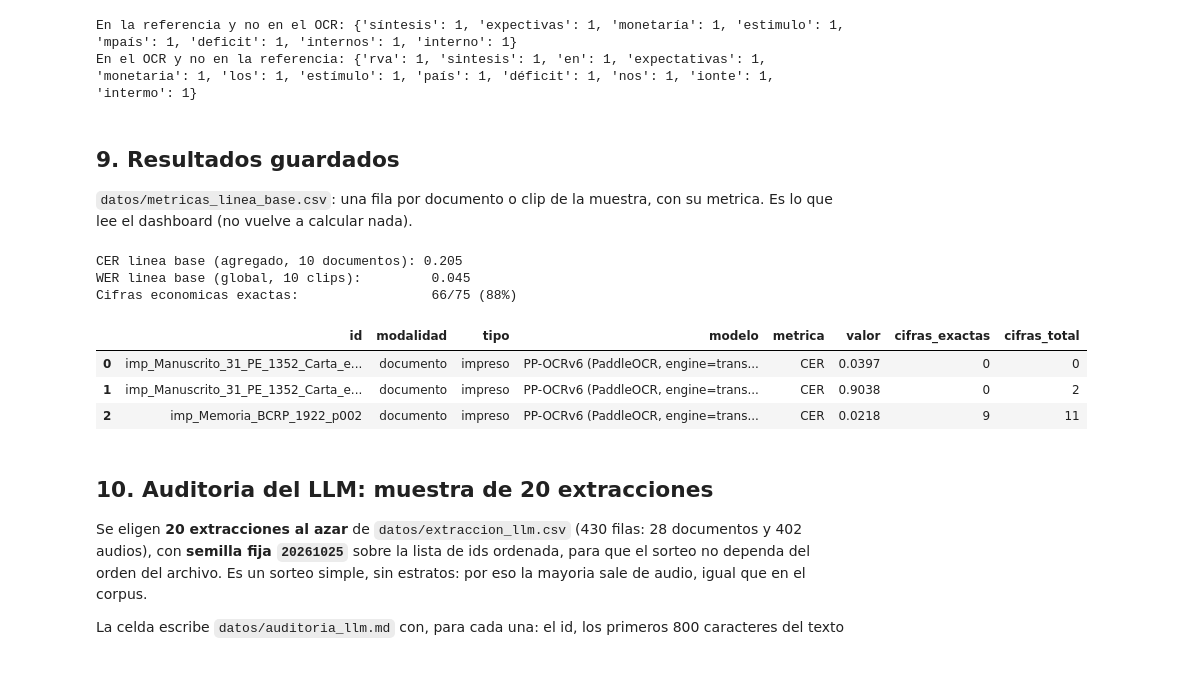
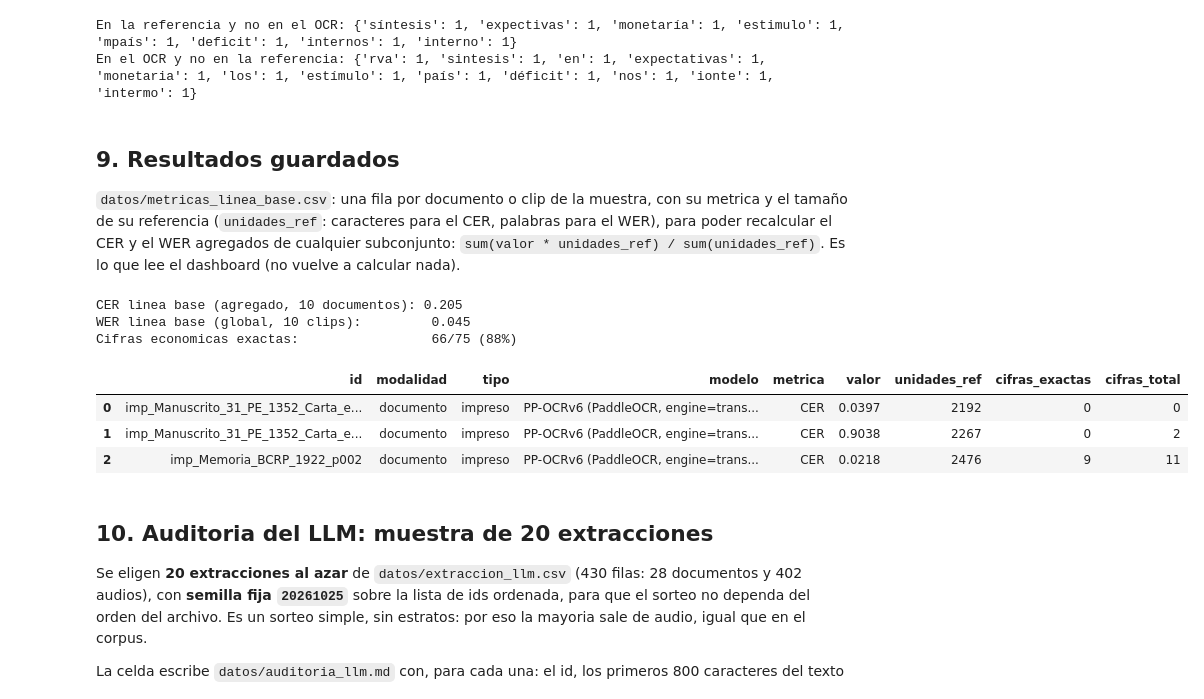
Before and after one commit to gabriela-pozo/Cursos, a Jupyter notebook: tarea_2/02_evaluacion.ipynb, the cells around one changed output. Drawn from its saved outputs; the diff is of its cells as text; code cells hidden in the pictures; blank space fills up the shorter version.

```diff
--- a/tarea_2/02_evaluacion.ipynb
+++ b/tarea_2/02_evaluacion.ipynb
@@ -797,32 +797,36 @@ En el OCR y no en la referencia: {'rva': 1, 'sintesis': 1, 'en': 1, 'expectativa
 # %% [markdown]
 ## 9. Resultados guardados
 
-`datos/metricas_linea_base.csv`: una fila por documento o clip de la muestra, con su metrica.
+`datos/metricas_linea_base.csv`: una fila por documento o clip de la muestra, con su metrica y el tamaño de su referencia (`unidades_ref`: caracteres para el CER, palabras
+para el WER), para poder recalcular el CER y el WER agregados de cualquier subconjunto:
+`sum(valor * unidades_ref) / sum(unidades_ref)`.
 Es lo que lee el dashboard (no vuelve a calcular nada).
 # %%
 cif = cifras[cifras.clase.isin(["monto", "fecha", "porcentaje"])].groupby("id")["exacta"].agg(["sum", "count"])
 metricas = pd.concat([
     ev_doc.assign(modalidad="documento", metrica="CER", valor=ev_doc["cer"],
                   modelo=docs.set_index("id").loc[ev_doc["id"], "modelo_ocr"].values,
                   cifras_exactas=ev_doc["id"].map(cif["sum"]).fillna(0).astype("Int64"),
-                  cifras_total=ev_doc["id"].map(cif["count"]).fillna(0).astype("Int64")),
+                  cifras_total=ev_doc["id"].map(cif["count"]).fillna(0).astype("Int64"),
+                  unidades_ref=ev_doc["caracteres_ref"]),
     ev_aud.assign(modalidad="audio", tipo="audio", metrica="WER", valor=ev_aud["wer"],
-                  modelo=asr.loc[ev_aud["id"], "modelo_asr"].values),
-])[["id", "modalidad", "tipo", "modelo", "metrica", "valor", "cifras_exactas", "cifras_total"]]
+                  modelo=asr.loc[ev_aud["id"], "modelo_asr"].values,
+                  unidades_ref=[len(normalizar_habla(t).split()) for t in ev_aud["referencia"]]),
+])[["id", "modalidad", "tipo", "modelo", "metrica", "valor", "unidades_ref", "cifras_exactas", "cifras_total"]]
 metricas["valor"] = metricas["valor"].round(4)
 metricas.to_csv("datos/metricas_linea_base.csv", index=False, encoding="utf-8")
 print(f"CER linea base (agregado, 10 documentos): {CER_POR_TIPO.loc['TOTAL', 'cer_agregado']:.3f}")
 print(f"WER linea base (global, 10 clips):         {WER_GLOBAL:.3f}")
 print(f"Cifras economicas exactas:                 {eco.exacta.sum()}/{len(eco)} ({eco.exacta.mean():.0%})")
 metricas.head(3)
 # %% [output]
 CER linea base (agregado, 10 documentos): 0.205
 WER linea base (global, 10 clips):         0.045
 Cifras economicas exactas:                 66/75 (88%)
-|  | id | modalidad | tipo | modelo | metrica | valor | cifras_exactas | cifras_total |
-| 0 | imp_Manuscrito_31_PE_1352_Carta_e... | documento | impreso | PP-OCRv6 (PaddleOCR, engine=trans... | CER | 0.0397 | 0 | 0 |
-| 1 | imp_Manuscrito_31_PE_1352_Carta_e... | documento | impreso | PP-OCRv6 (PaddleOCR, engine=trans... | CER | 0.9038 | 0 | 2 |
-| 2 | imp_Memoria_BCRP_1922_p002 | documento | impreso | PP-OCRv6 (PaddleOCR, engine=trans... | CER | 0.0218 | 9 | 11 |
+|  | id | modalidad | tipo | modelo | metrica | valor | unidades_ref | cifras_exactas | cifras_total |
+| 0 | imp_Manuscrito_31_PE_1352_Carta_e... | documento | impreso | PP-OCRv6 (PaddleOCR, engine=trans... | CER | 0.0397 | 2192 | 0 | 0 |
+| 1 | imp_Manuscrito_31_PE_1352_Carta_e... | documento | impreso | PP-OCRv6 (PaddleOCR, engine=trans... | CER | 0.9038 | 2267 | 0 | 2 |
+| 2 | imp_Memoria_BCRP_1922_p002 | documento | impreso | PP-OCRv6 (PaddleOCR, engine=trans... | CER | 0.0218 | 2476 | 9 | 11 |
 # %% [markdown]
 ## 10. Auditoria del LLM: muestra de 20 extracciones
 
```
Also changed, not shown: 2 other files.
